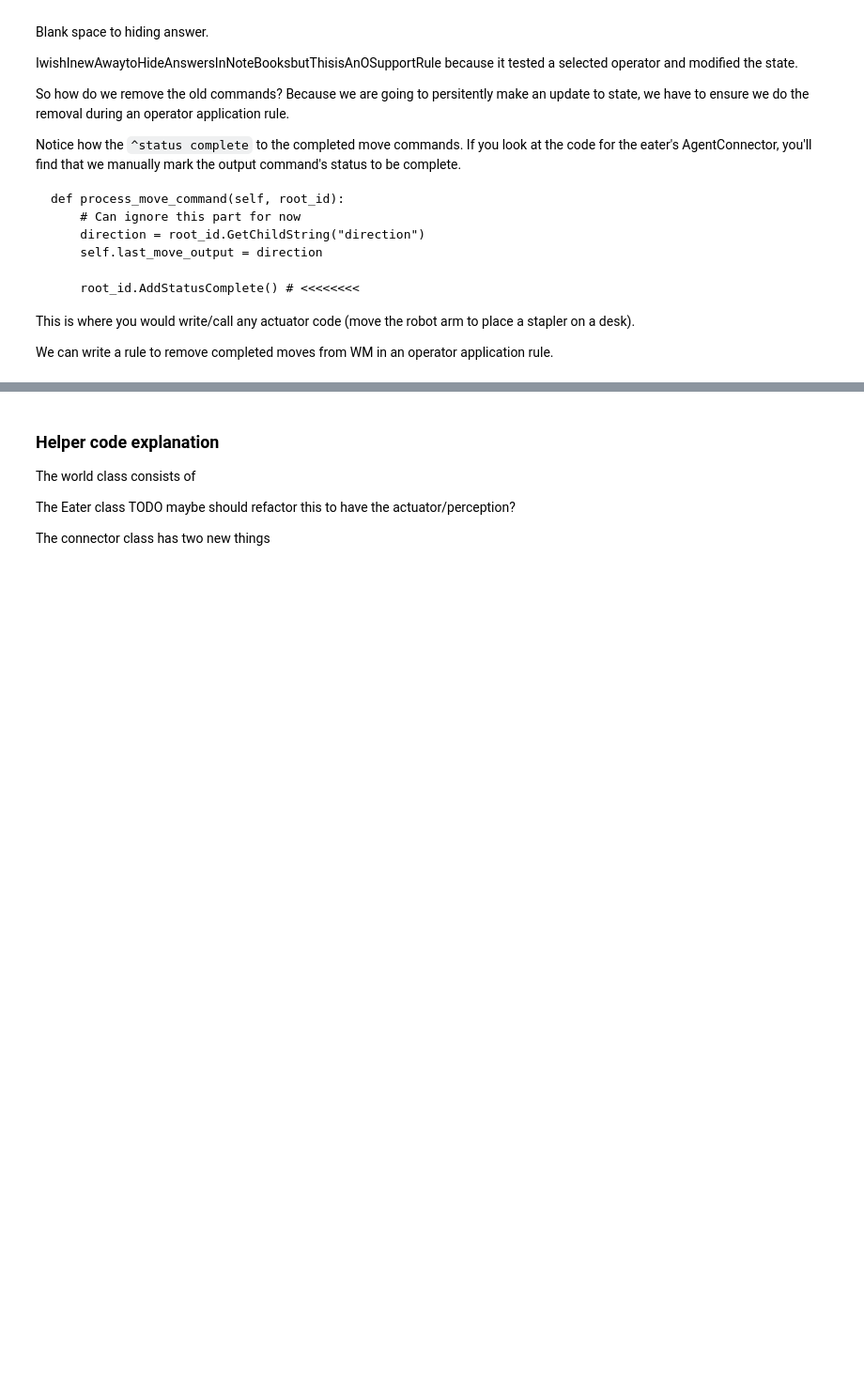
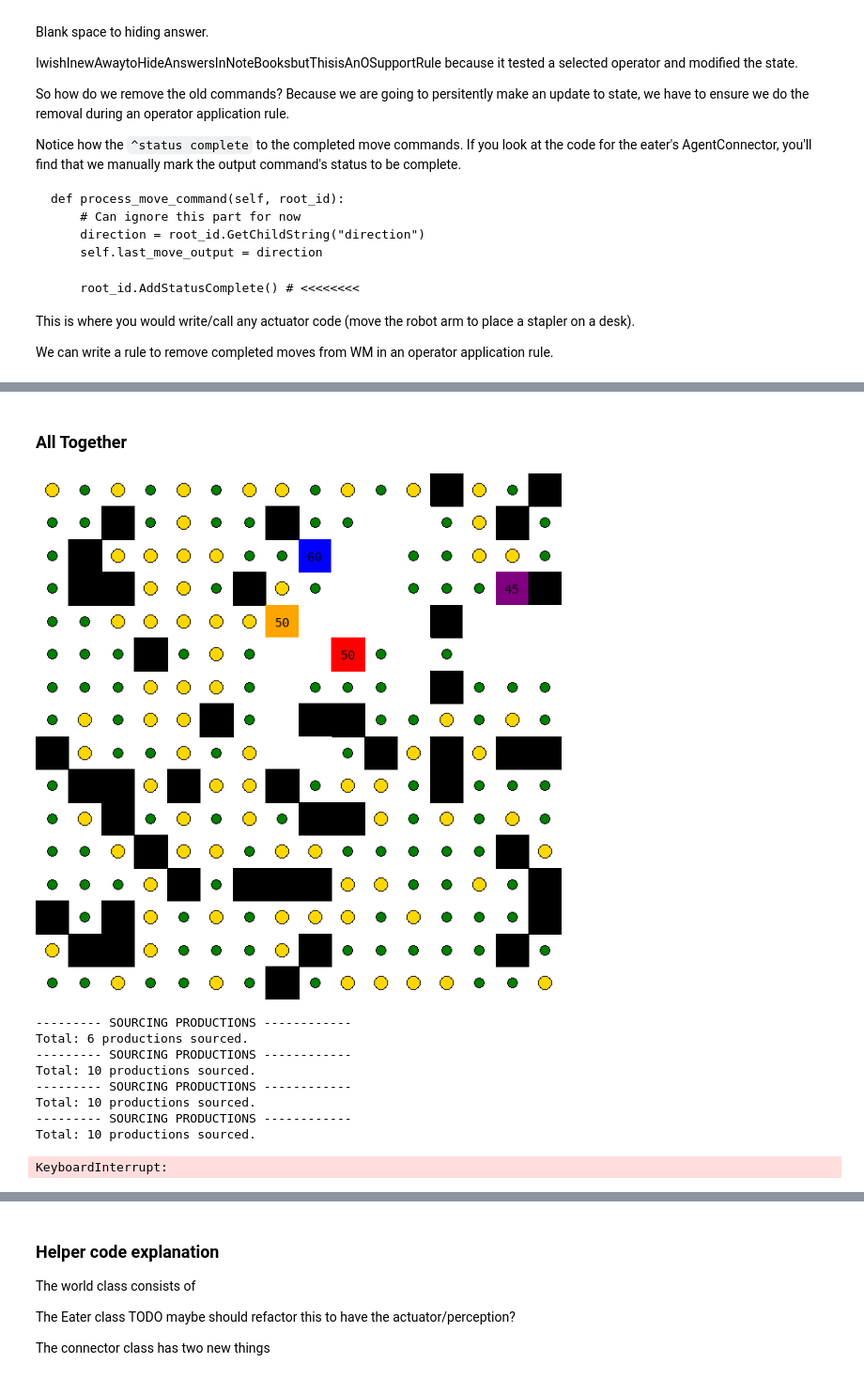
Before and after one commit to kierangilliam/soar, a Jupyter notebook: src/tutorial/3_eaters.ipynb, the cells around one changed output, grey strips where cells are left out. Shown at 94% size. Cells and saved outputs as stored; diff of their text form; code cells hidden in the pictures; blank space fills up the shorter version.

Commit message:
finish eaters outro

```diff
--- a/src/tutorial/3_eaters.ipynb
+++ b/src/tutorial/3_eaters.ipynb
@@ -1642,0 +1616,35 @@ Total: 10 productions sourced.
+# %% [markdown]
+### All Together
+# %%
+advanced__applications = advanced__boilerplate + \
+                         advanced__intitialize__directions + \
+                         advanced__create__last_direction + \
+                         advanced__remove__last_direction
+
+advanced_1 = advanced__applications + \
+             advanced__propose__no_backward
+
+advanced_2 = advanced__applications + \
+             advanced__select__reject_backward
+
+# print(advanced_1)
+
+eaters = [
+    ('blue',   advanced__boilerplate), # The same as generalized-move
+    ('red',    advanced_1),
+    ('purple', advanced_2),
+    ('orange', advanced_2),
+]
+
+runner(eaters, total_ticks=200, tick_speed=.2)
+# %% [output]
+[figure, added]
+--------- SOURCING PRODUCTIONS ------------
+Total: 6 productions sourced.
+--------- SOURCING PRODUCTIONS ------------
+Total: 10 productions sourced.
+--------- SOURCING PRODUCTIONS ------------
+Total: 10 productions sourced.
+--------- SOURCING PRODUCTIONS ------------
+Total: 10 productions sourced.
+KeyboardInterrupt:
```
Also changed, not shown: parts of 56 cells of this notebook.
